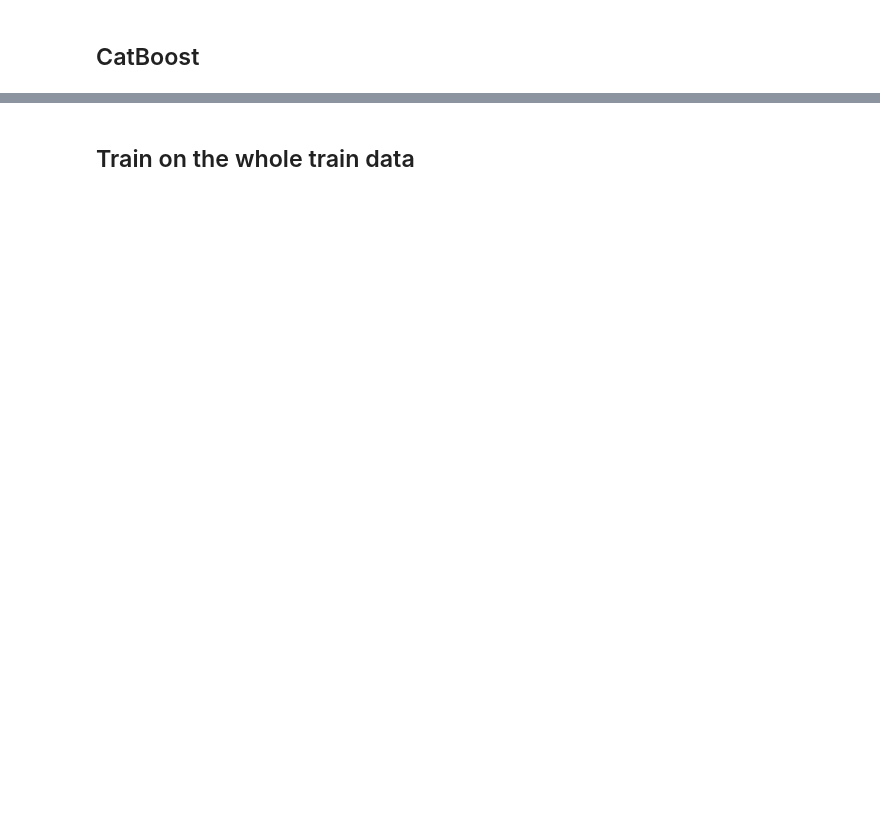
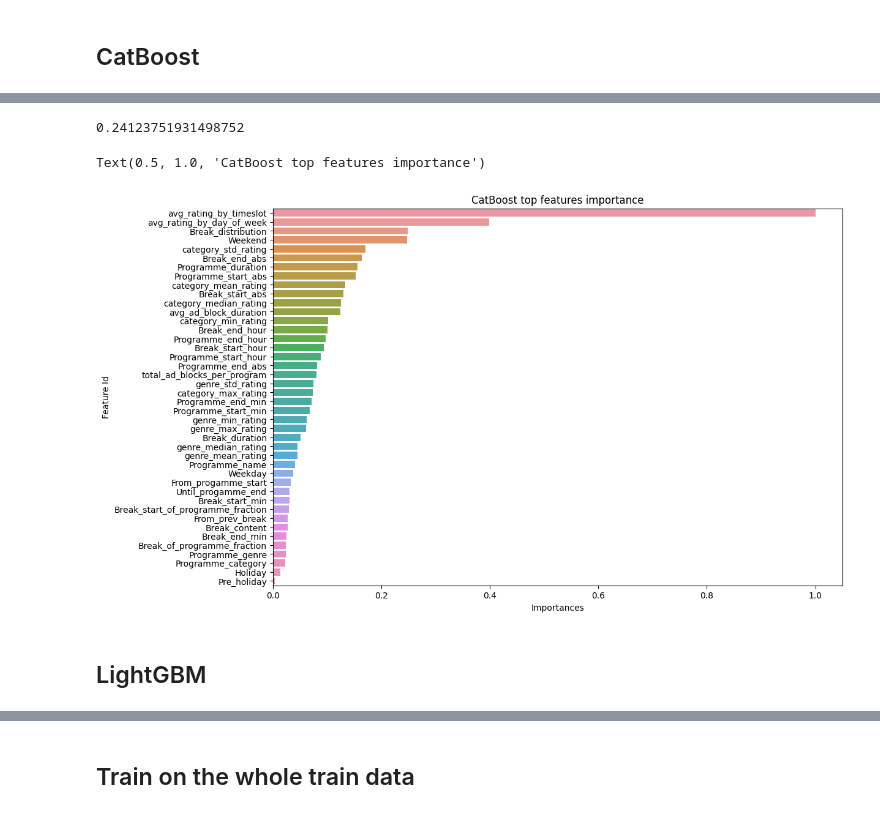
Before and after one commit to kglnsk/Xmas-Hack-AdvTech, a Jupyter notebook: xmas-importance-3.ipynb, the cells around one changed output, grey strips where cells are left out. Cells and saved outputs as stored; diff of their text form; code cells hidden in the pictures; blank space fills up the shorter version.

```diff
--- a/xmas-importance-3.ipynb
+++ b/xmas-importance-3.ipynb
@@ -278,10 +214,10 @@ train = gen_more_features(train)
 # %%
 features_to_drop = ['Break_start_sec', 'Break_end_sec',
                     'Programme_start_sec', 'Programme_end_sec',
-                    'Avg_views']
-# ['Pre_holiday', 'Break_start_sec', 'Break_end_sec', 'Holiday',
-# 'Break_end_min', 'Break_of_programme_fraction',
-# 'Programme_category', 'Break_start_min', 'Programme_genre', 'Break_content']
+                    'Avg_views', 'Pre_holiday'
+                   ]
 
 def drop_features(df):
     return df.drop(columns=features_to_drop)
+
+train = drop_features(train)
@@ -309,7 +224,7 @@ memory usage: 9.5 MB
 # %%
 cat_features = list(set(['Break_content', 'Break_distribution', 'Programme_name', 'Programme_category',
-                         'Programme_genre', 'Weekday', 'Weekend', 'Holiday', 'Pre_holiday']) \
-                    - set(features_to_drop))
+                         'Programme_genre', 'Weekday', 'Weekend', 'Holiday', 'Pre_holiday']) - \
+                    set(features_to_drop))
 # %%
 # drop Local break dictribution
 train = train.drop(index=train[train['Break_distribution'] == 'Local'].index)
@@ -703,0 +252,26 @@ KeyboardInterrupt:
+# %%
+scale_target = 1
+train_pool = Pool(X_train, label=y_train * scale_target, cat_features=cat_features)
+valid_pool = Pool(X_valid, label=y_valid * scale_target, cat_features=cat_features)
+
+ctb_params = dict(iterations=7000,
+                   learning_rate=0.007,
+                   depth=7,
+                   l2_leaf_reg=3,
+                   bootstrap_type='Bernoulli',
+                   subsample=0.6,
+                   colsample_bylevel=0.66,
+                   loss_function='MAPE',
+                   eval_metric='MAPE',
+                   metric_period=100,
+                   random_strength=0.69,
+#                    task_type='GPU',
+#                    devices='0:1',
+                   random_state=42,
+                   allow_writing_files=False,
+                  )
+cat_model = CatBoostRegressor(**ctb_params)  # loss_function=MapeObjective(),
+cat_model.fit(train_pool,
+          eval_set=valid_pool,
+          early_stopping_rounds=100,
+         )
@@ -703,0 +298,18 @@ KeyboardInterrupt:
+# %%
+preds = cat_model.predict(X_valid)
+# Postprocessing
+preds = [max(0.015, pred) for pred in preds]
+MAPE(y_valid * scale_target, preds)
+# %% [output]
+0.24123751931498752
+# %%
+cat_feature_importances = cat_model.get_feature_importance(prettified=True)
+cat_feature_importances["Importances"] /= np.max(cat_feature_importances["Importances"])
+plt.figure(figsize=(12, 8))
+sns.barplot(x="Importances", y="Feature Id", data=cat_feature_importances)
+plt.title('CatBoost top features importance')
+# %% [output]
+Text(0.5, 1.0, 'CatBoost top features importance')
+[figure, added]
+# %% [markdown]
+## LightGBM
```
Also changed, not shown: parts of 60 cells of this notebook.
